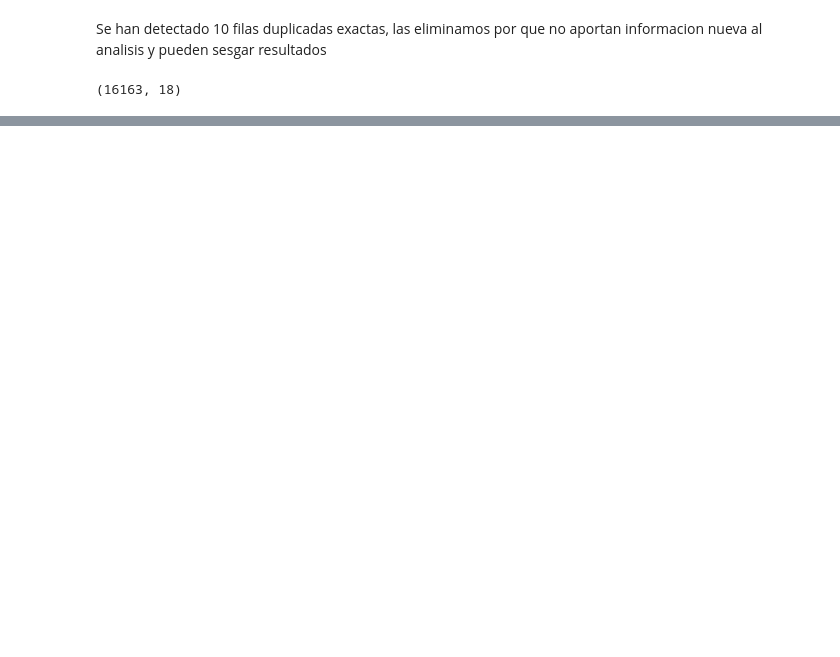
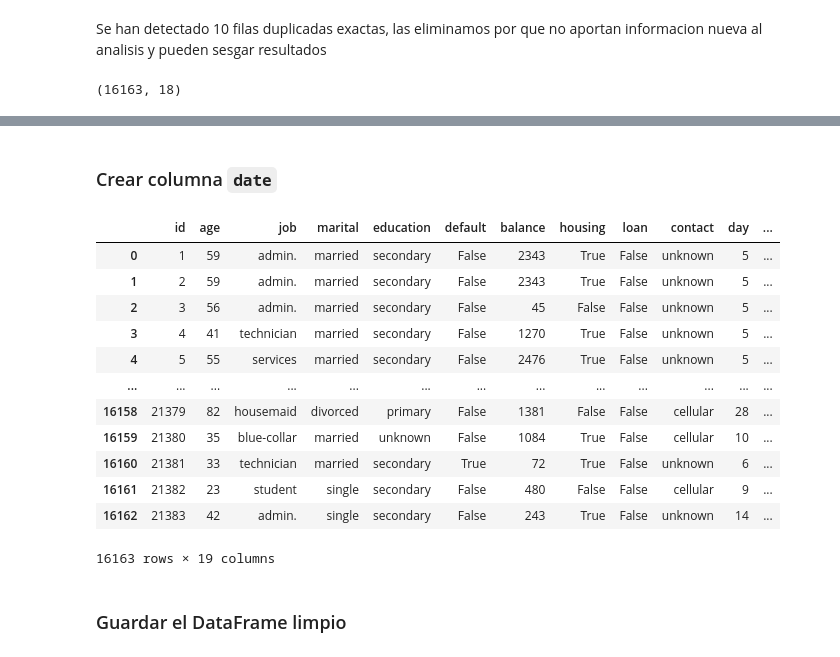
Before and after one commit to MarinaTorba/PersonalDataProrjects, a Jupyter notebook: Equip_9/Scripts/LimpiezaDatos_250519.ipynb, the cells around one changed output, grey strips where cells are left out. Saved outputs shown, nothing was run; the diff lists cells and outputs as text; code cells hidden in the pictures; blank space fills up the shorter version.

```diff
--- a/Equip_9/Scripts/LimpiezaDatos_250519.ipynb
+++ b/Equip_9/Scripts/LimpiezaDatos_250519.ipynb
@@ -144 +216,26 @@ See the caveats in the documentation: https://pandas.pydata.org/pandas-docs/stab
+# %% [markdown]
+### Crear columna `date`
+# %%
+# Crear columna 'date' combinando 'day' y 'month' (asumiendo año 2024)
+df['date'] = pd.to_datetime(
+    df['day'].astype(str) + '-' + df['month'] + '-2024',
+    dayfirst=True
+)
+df
+# %% [output]
+|  | id | age | job | marital | education | default | balance | housing | loan | contact | day | ... |
+| 0 | 1 | 59 | admin. | married | secondary | False | 2343 | True | False | unknown | 5 | ... |
+| 1 | 2 | 59 | admin. | married | secondary | False | 2343 | True | False | unknown | 5 | ... |
+| 2 | 3 | 56 | admin. | married | secondary | False | 45 | False | False | unknown | 5 | ... |
+| 3 | 4 | 41 | technician | married | secondary | False | 1270 | True | False | unknown | 5 | ... |
+| 4 | 5 | 55 | services | married | secondary | False | 2476 | True | False | unknown | 5 | ... |
+| ... | ... | ... | ... | ... | ... | ... | ... | ... | ... | ... | ... | ... |
+| 16158 | 21379 | 82 | housemaid | divorced | primary | False | 1381 | False | False | cellular | 28 | ... |
+| 16159 | 21380 | 35 | blue-collar | married | unknown | False | 1084 | True | False | cellular | 10 | ... |
+| 16160 | 21381 | 33 | technician | married | secondary | True | 72 | True | False | unknown | 6 | ... |
+| 16161 | 21382 | 23 | student | single | secondary | False | 480 | False | False | cellular | 9 | ... |
+| 16162 | 21383 | 42 | admin. | single | secondary | False | 243 | True | False | unknown | 14 | ... |
+16163 rows × 19 columns
+# %% [markdown]
+### Guardar el DataFrame limpio
 # %%
```
Also changed, not shown: parts of 22 cells of this notebook, 1 other file.
